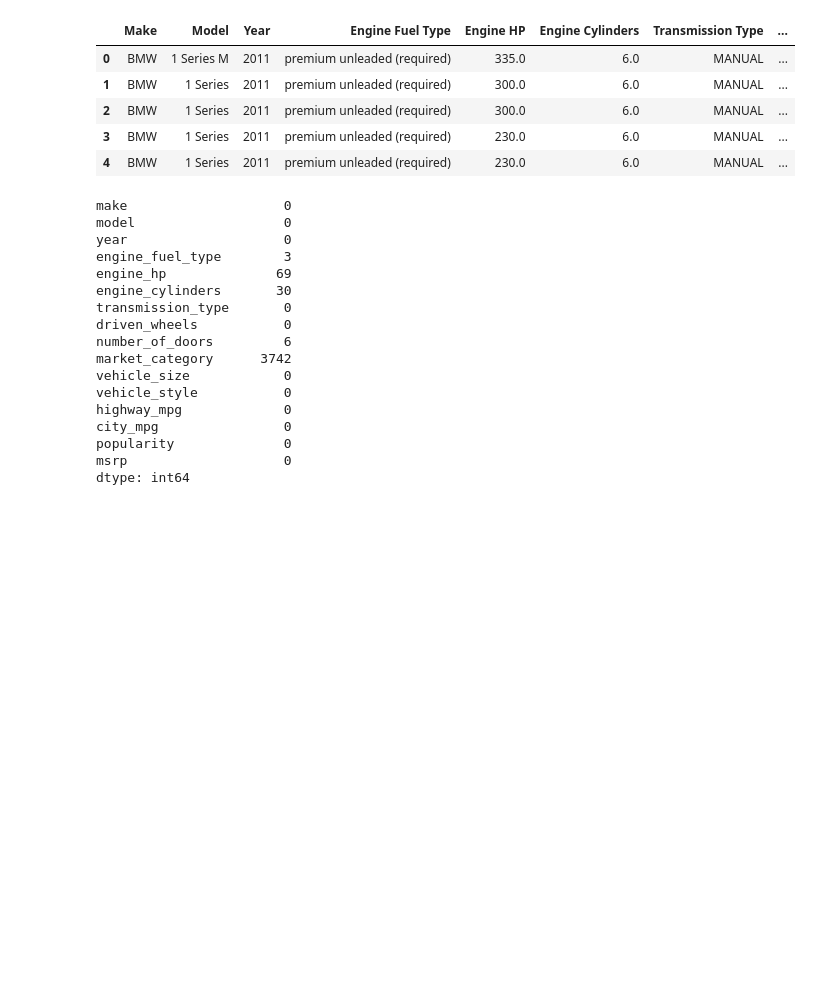
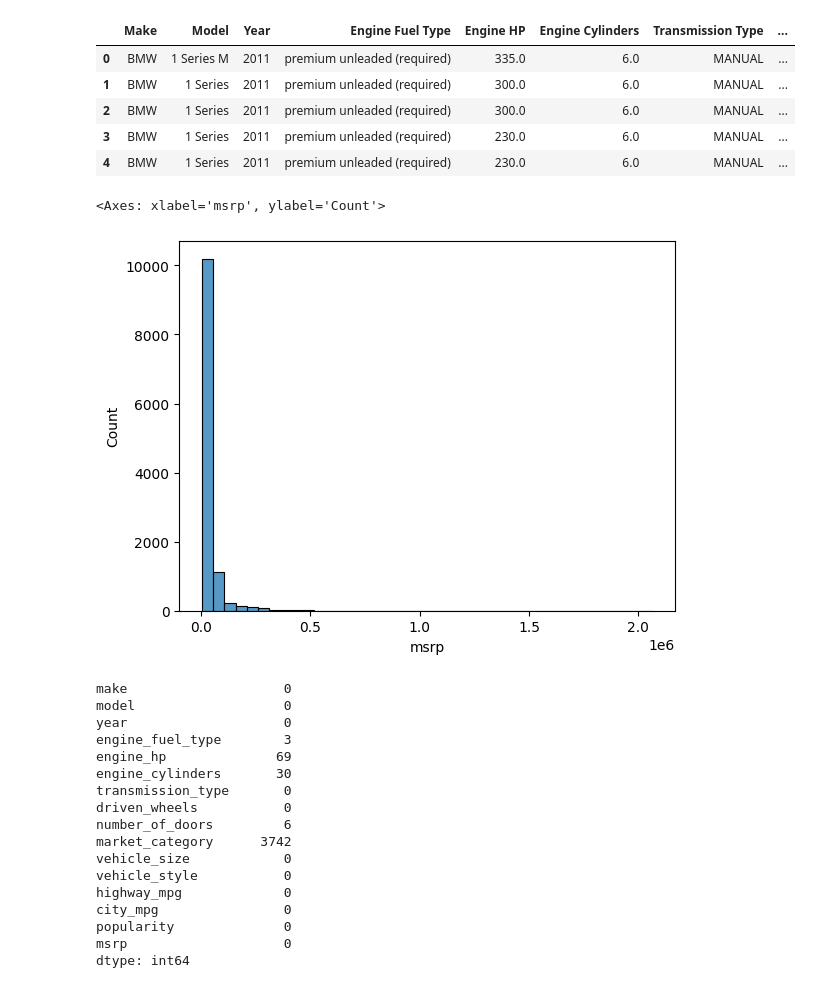
Before and after one commit to BURMAUG/CarPricePrediction, a Jupyter notebook: Car Price Prediction.ipynb, the cells around one changed output. Drawn from its saved outputs; the diff is of its cells as text; code cells hidden in the pictures; blank space fills up the shorter version.

```diff
--- a/Car Price Prediction.ipynb
+++ b/Car Price Prediction.ipynb
@@ -15,6 +15,11 @@ df.head()
 | 2 | BMW | 1 Series | 2011 | premium unleaded (required) | 300.0 | 6.0 | MANUAL | ... |
 | 3 | BMW | 1 Series | 2011 | premium unleaded (required) | 230.0 | 6.0 | MANUAL | ... |
 | 4 | BMW | 1 Series | 2011 | premium unleaded (required) | 230.0 | 6.0 | MANUAL | ... |
+# %%
+sns.histplot(df.msrp, bins=40)
+# %% [output]
+<Axes: xlabel='msrp', ylabel='Count'>
+[figure, added]
 # %%
 df.columns= df.columns.str.lower().str.replace(' ', '_')
 string_columns = list(df.dtypes[df.dtypes == 'object'].index)
```
Also changed, not shown: 2 other files.
